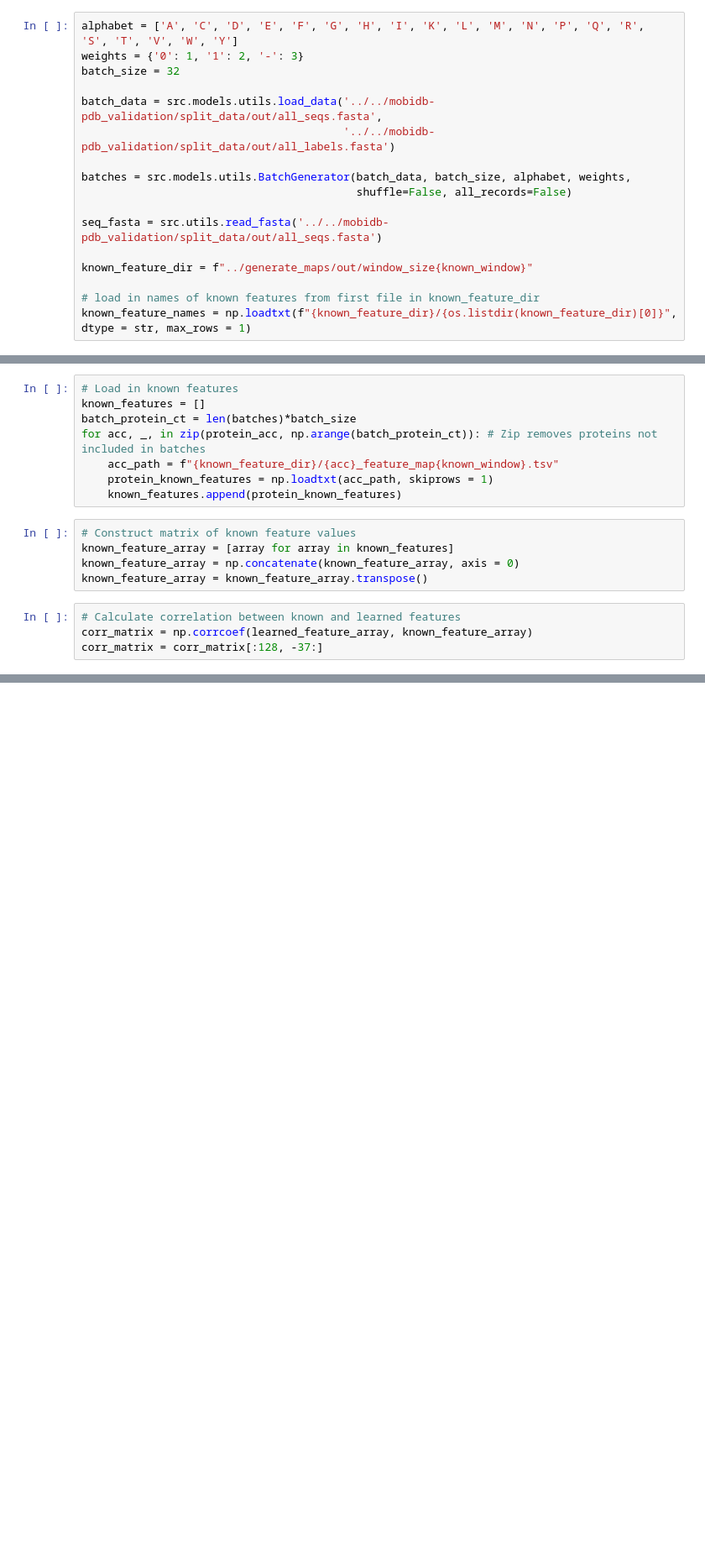
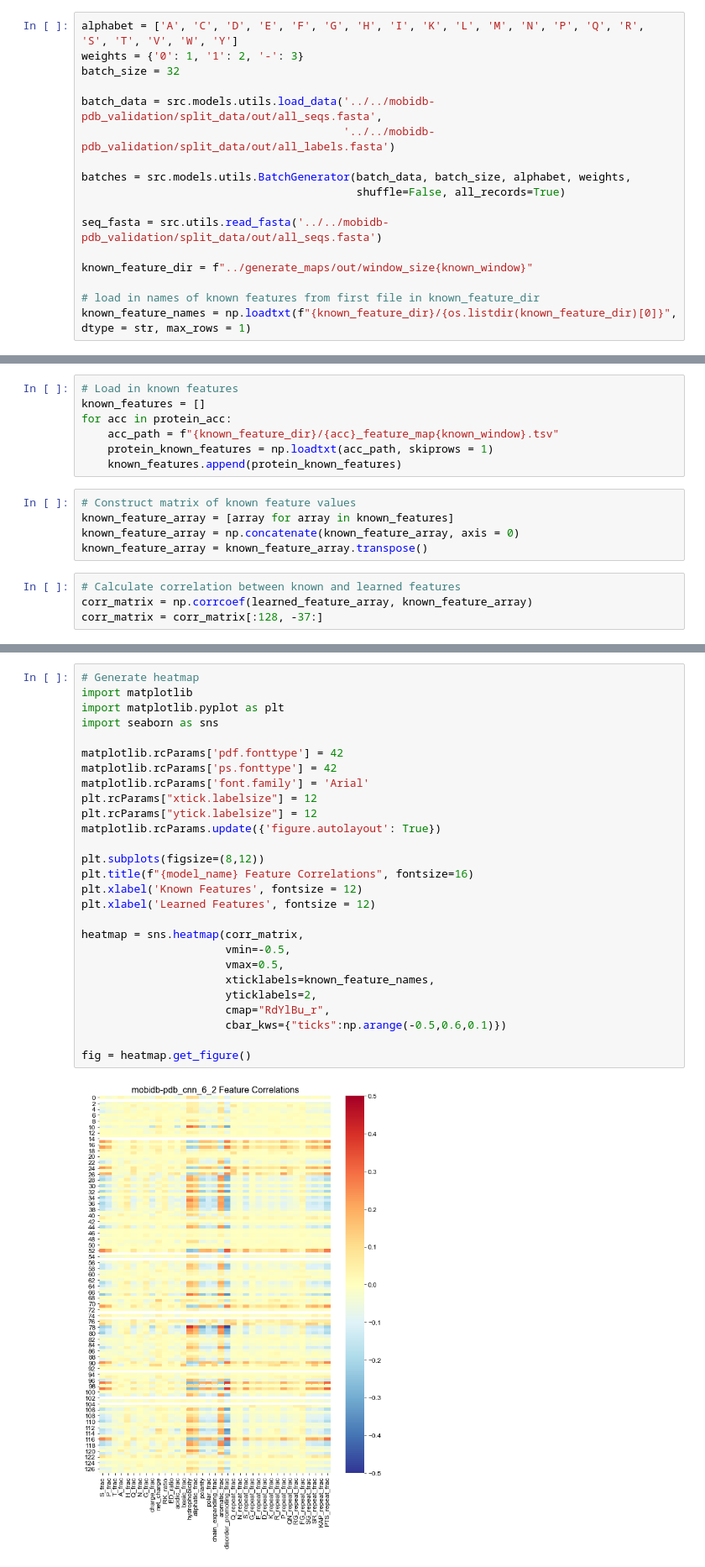
Before and after one commit to Discovery-IDRs/predIDR, a Jupyter notebook: analysis/models_representation/feature_correlations/feature_correlations_new_draft_2.ipynb, the cells around one changed output, grey strips where cells are left out. Shown: that part at 84% size. Cells and saved outputs as stored; diff of their text form; blank space fills up the shorter version.

Commit message:
updated feature_correlations_new_draft_2 with preliminary code to generate heatmap

```diff
--- a/analysis/models_representation/feature_correlations/feature_correlations_new_draft_2.ipynb
+++ b/analysis/models_representation/feature_correlations/feature_correlations_new_draft_2.ipynb
@@ -29,7 +28,7 @@ batch_data = src.models.utils.load_data('../../mobidb-pdb_validation/split_data/
                                         '../../mobidb-pdb_validation/split_data/out/all_labels.fasta')
 
 batches = src.models.utils.BatchGenerator(batch_data, batch_size, alphabet, weights,
-                                          shuffle=False, all_records=False)
+                                          shuffle=False, all_records=True)
 
 seq_fasta = src.utils.read_fasta('../../mobidb-pdb_validation/split_data/out/all_seqs.fasta')
 
@@ -64,8 +63,7 @@ learned_feature_array = learned_feature_array.transpose()
 # %%
 # Load in known features
 known_features = []
-batch_protein_ct = len(batches)*batch_size
-for acc, _, in zip(protein_acc, np.arange(batch_protein_ct)): # Zip removes proteins not included in batches
+for acc in protein_acc:
     acc_path = f"{known_feature_dir}/{acc}_feature_map{known_window}.tsv"
     protein_known_features = np.loadtxt(acc_path, skiprows = 1)
     known_features.append(protein_known_features)
@@ -85,0 +79,29 @@ sns.heatmap(test, cmap='RdYlGn')
+# %%
+# Generate heatmap
+import matplotlib
+import matplotlib.pyplot as plt
+import seaborn as sns
+
+matplotlib.rcParams['pdf.fonttype'] = 42
+matplotlib.rcParams['ps.fonttype'] = 42
+matplotlib.rcParams['font.family'] = 'Arial'
+plt.rcParams["xtick.labelsize"] = 12
+plt.rcParams["ytick.labelsize"] = 12
+matplotlib.rcParams.update({'figure.autolayout': True})
+
+plt.subplots(figsize=(8,12))
+plt.title(f"{model_name} Feature Correlations", fontsize=16)
+plt.xlabel('Known Features', fontsize = 12)
+plt.xlabel('Learned Features', fontsize = 12)
+
+heatmap = sns.heatmap(corr_matrix,
+                      vmin=-0.5,
+                      vmax=0.5,
+                      xticklabels=known_feature_names,
+                      yticklabels=2,
+                      cmap="RdYlBu_r",
+                      cbar_kws={"ticks":np.arange(-0.5,0.6,0.1)})
+
+fig = heatmap.get_figure()
+# %% [output]
+[figure, added]
```
Also changed, not shown: parts of 4 cells of this notebook.
